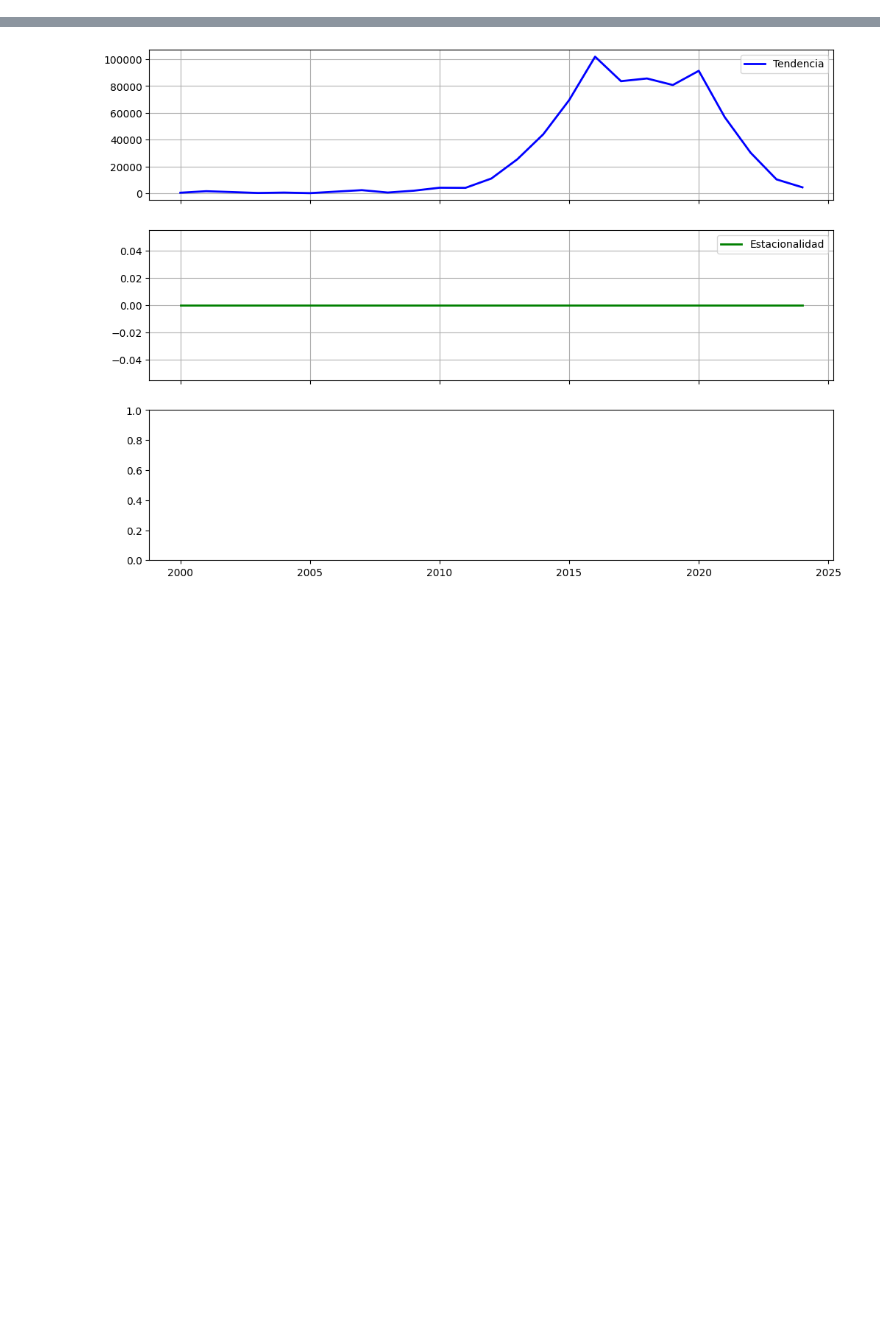
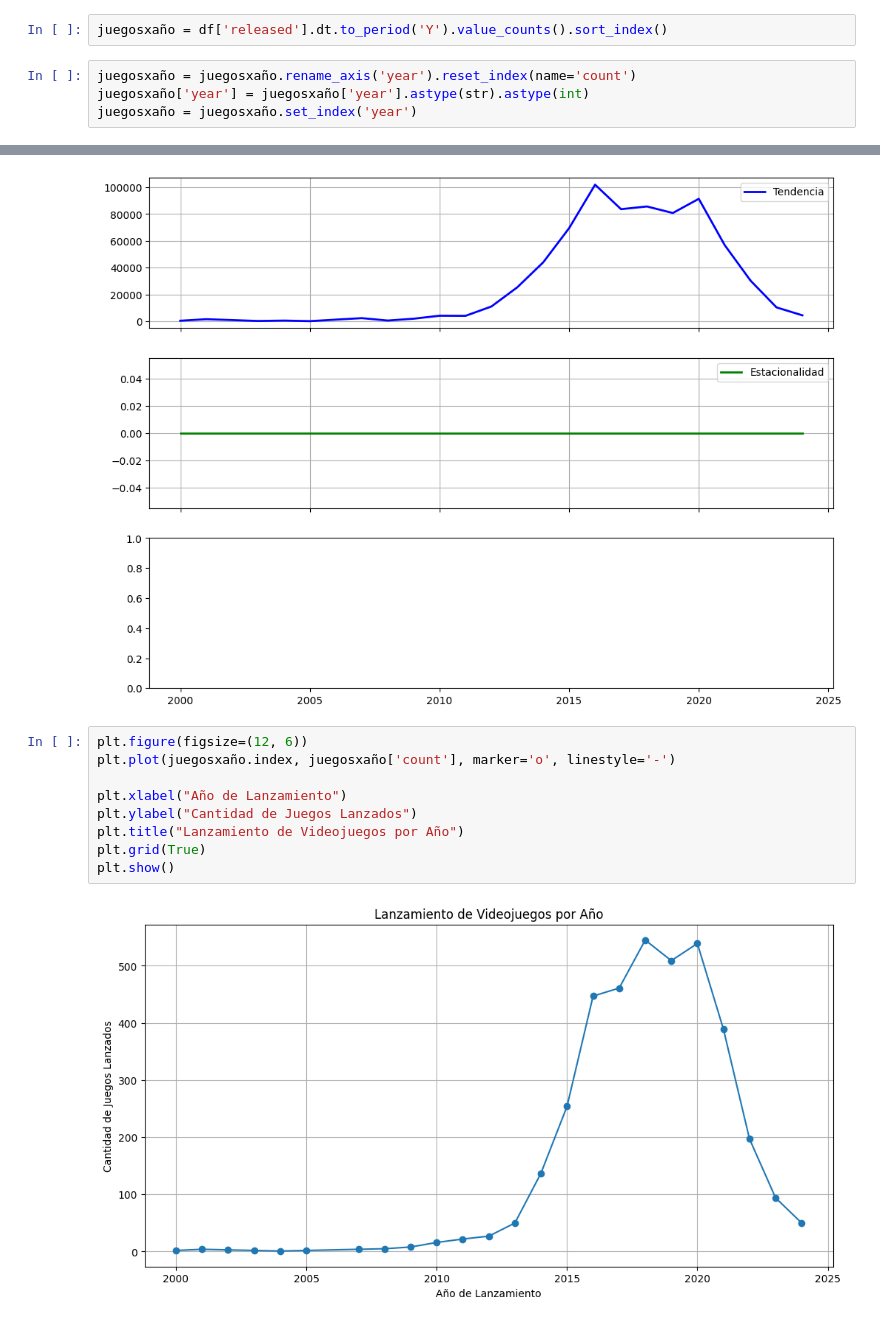
Before and after one commit to andreszaragoza/ML, a Jupyter notebook: notebooks/MLserietemporal.ipynb, the cells around one changed output, grey strips where cells are left out. Saved outputs shown, nothing was run; the diff lists cells and outputs as text; blank space fills up the shorter version.

```diff
--- a/notebooks/MLserietemporal.ipynb
+++ b/notebooks/MLserietemporal.ipynb
@@ -52,6 +52,12 @@ df_time_series.set_index('release_year', inplace=True)
 # Aplicar la descomposicion de serie temporal , en mi dataset lo tengo anual
 # %%
 decomposition = seasonal_decompose(df_time_series['added'], model='additive', period=1)
+# %%
+juegosxaño = df['released'].dt.to_period('Y').value_counts().sort_index()
+# %%
+juegosxaño = juegosxaño.rename_axis('year').reset_index(name='count')
+juegosxaño['year'] = juegosxaño['year'].astype(str).astype(int)
+juegosxaño = juegosxaño.set_index('year')
 # %% [markdown]
 # Graficar los componentes
 # %%
@@ -68,3 +74,14 @@ axes[1].legend()
 axes[1].grid(True)
 # %% [output]
 [figure]
+# %%
+plt.figure(figsize=(12, 6))
+plt.plot(juegosxaño.index, juegosxaño['count'], marker='o', linestyle='-')
+
+plt.xlabel("Año de Lanzamiento")
+plt.ylabel("Cantidad de Juegos Lanzados")
+plt.title("Lanzamiento de Videojuegos por Año")
+plt.grid(True)
+plt.show()
+# %% [output]
+[figure, added]
```
Also changed, not shown: parts of 1 cell of this notebook, 1 other file.
